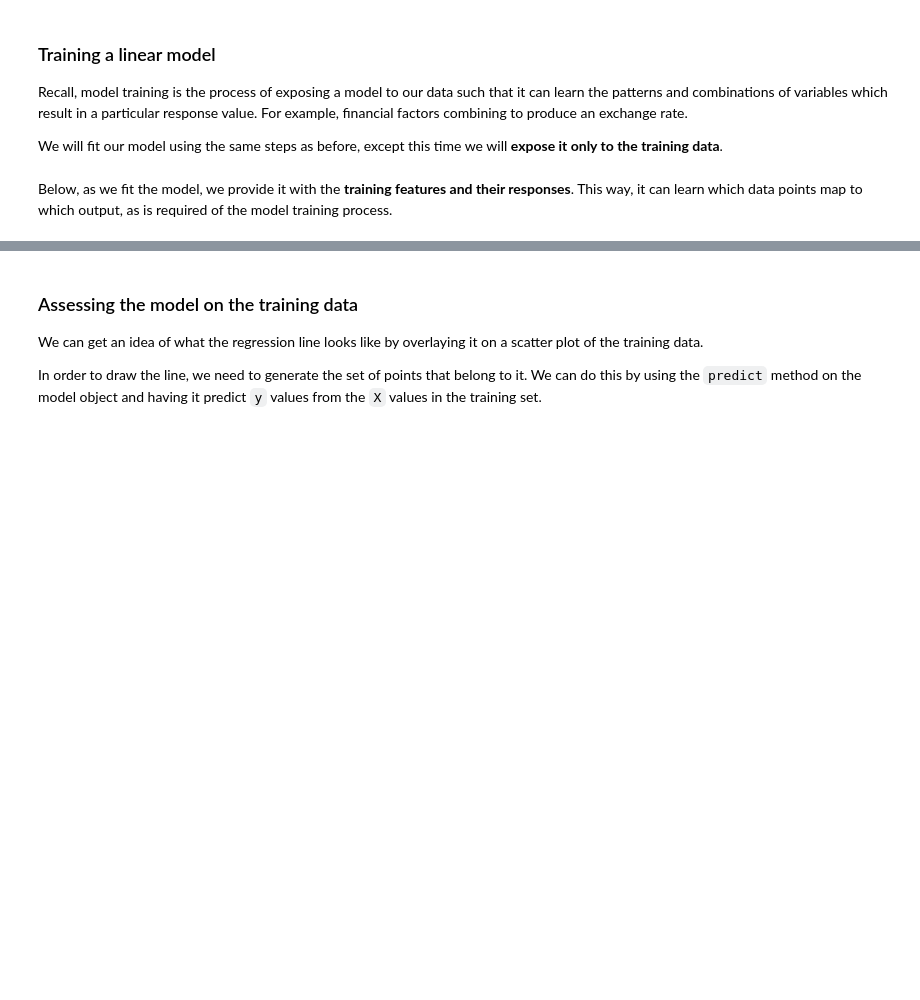
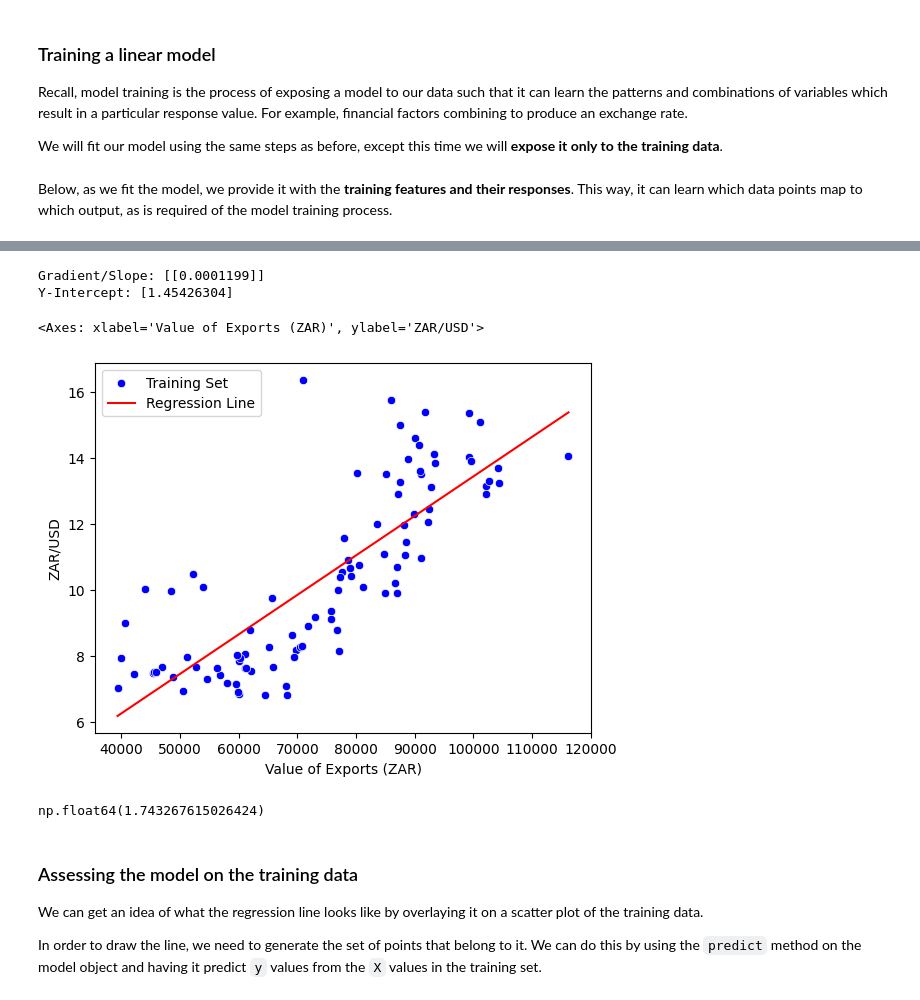
Before and after one commit to mut-rogers/Machine-Learning, a Jupyter notebook: Linear Regression/The_train_test_split_examples.ipynb, the cells around one changed output, grey strips where cells are left out. Cells and saved outputs as stored; diff of their text form; code cells hidden in the pictures; blank space fills up the shorter version.

```diff
--- a/Linear Regression/The_train_test_split_examples.ipynb
+++ b/Linear Regression/The_train_test_split_examples.ipynb
@@ -149,3 +213,40 @@ print("Intercept:\t", float(a))
+# %%
+# Now fitting the model
+model = LinearRegression()
+model.fit(X_train, y_train)
+
+# Access the slope/gradient and y-intercept
+c = model.intercept_
+m = model.coef_
+
+print(f"Gradient/Slope: {m}")
+print(f"Y-Intercept: {c}")
+# %% [output]
+Gradient/Slope: [[0.0001199]]
+Y-Intercept: [1.45426304]
+# %%
+# Making the Predictions
+y_predicted = model.predict(X_train)
+
+# Plot the training set
+sns.scatterplot(x=X_train["Value of Exports (ZAR)"], y=y_train["ZAR/USD"], color="blue", label="Training Set")
+
+# Plotting the Predict Values/Regression Line
+sns.lineplot(x=X_train["Value of Exports (ZAR)"], y=y_predicted.reshape(-1), color="red", label="Regression Line")
+# %% [output]
+<Axes: xlabel='Value of Exports (ZAR)', ylabel='ZAR/USD'>
+[figure, added]
+# %%
+# Lets assess the performance of the model using SKlearn Metrics
+# Using the Unseen Data
+from sklearn import metrics
+
+y_test_predicted = model.predict(X_test)
+
+mean_squared_error = metrics.mean_squared_error(y_test, y_test_predicted)
+root_mean_squared_error = np.sqrt(mean_squared_error)
+# %% [output]
+np.float64(1.743267615026424)
 # %% [markdown]
 ### Assessing the model on the training data
 
```
Also changed, not shown: parts of 18 cells of this notebook.
